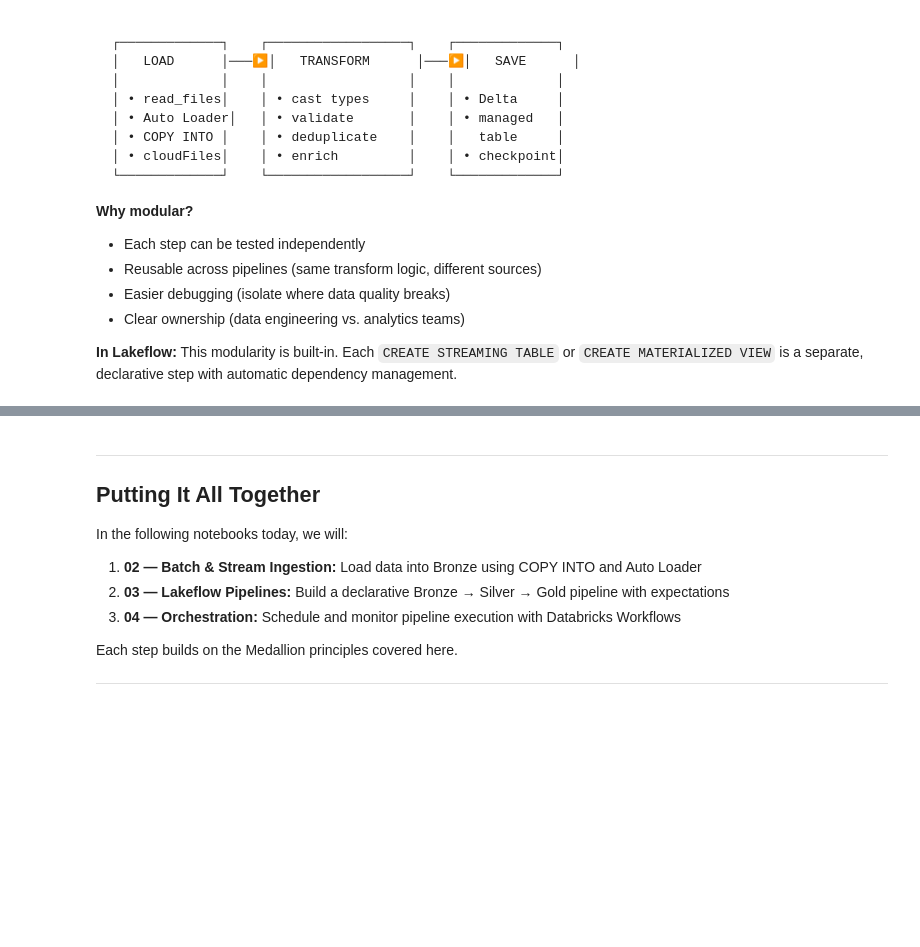
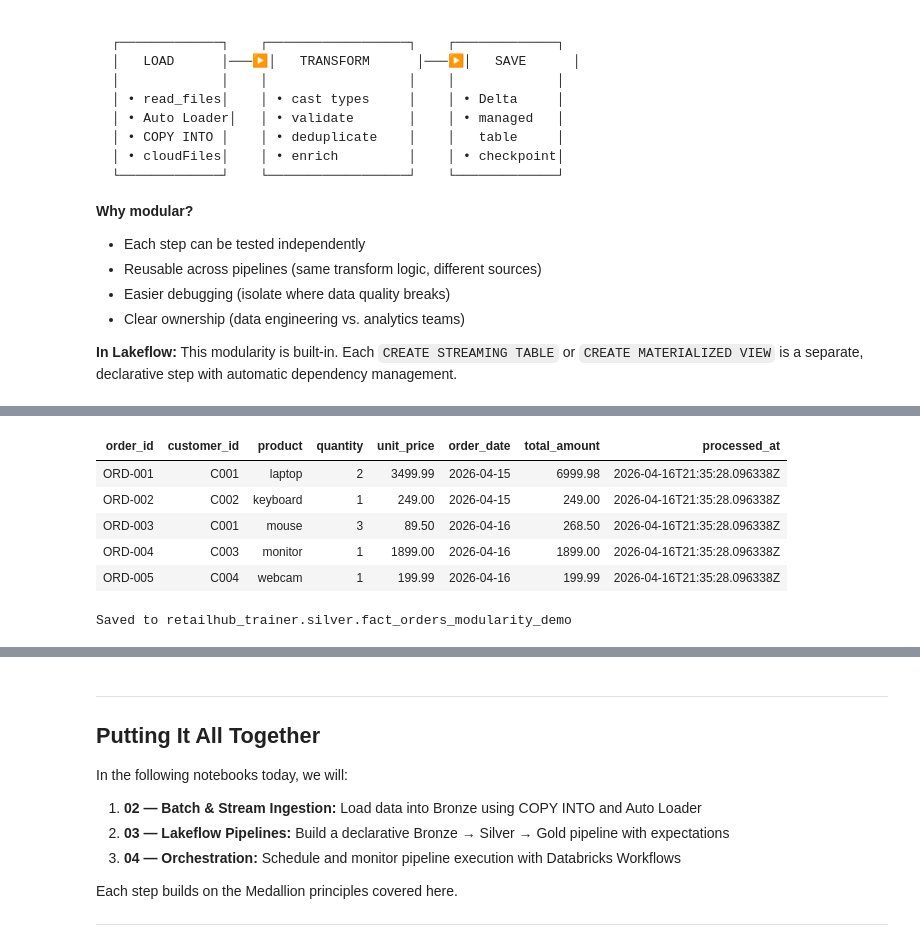
Before and after one commit to ditw-training/databricks-lakehouse-transformation, a Jupyter notebook: notebooks/Day1/Demo/01_medallion_architecture_demo.ipynb, the cells around one changed output, grey strips where cells are left out. Saved outputs shown, nothing was run; the diff lists cells and outputs as text; code cells hidden in the pictures; blank space fills up the shorter version.

```diff
--- a/notebooks/Day1/Demo/01_medallion_architecture_demo.ipynb
+++ b/notebooks/Day1/Demo/01_medallion_architecture_demo.ipynb
@@ -393,0 +525,26 @@ FROM STREAM read_files('${source_path}/orders/', format => 'json');
+# %%
+from pyspark.sql import DataFrame, functions as F
+
+
+def load_raw_orders() -> DataFrame:
+    """LOAD: Read raw data from source — no transformations."""
+    return spark.sql("""
+        SELECT * FROM VALUES
+            ('ORD-001', 'C001', 'laptop',     2, 3499.99, '2026-04-15'),
+            ('ORD-002', 'C002', 'keyboard',   1,  249.00, '2026-04-15'),
+            ('ORD-003', 'C001', 'mouse',      3,   89.50, '2026-04-16'),
+            ('ORD-004', 'C003', 'monitor',    1, 1899.00, '2026-04-16'),
+            ('ORD-005', 'C004', 'webcam',     1,  199.99, '2026-04-16'),
+            ('ORD-006', NULL,   'headphones', 1,  599.00, '2026-04-16')
+        AS t(order_id, customer_id, product, quantity, unit_price, order_date)
+    """)
+# %%
+def transform_orders(df: DataFrame) -> DataFrame:
+    """TRANSFORM: Cast types, validate quality, compute business metrics."""
+    return (df
+        .withColumn("order_date", F.to_date("order_date"))
+        .withColumn("unit_price", F.col("unit_price").cast("decimal(10,2)"))
+        .withColumn("total_amount", F.col("quantity") * F.col("unit_price"))
+        .filter(F.col("customer_id").isNotNull())            # quality gate
+        .withColumn("processed_at", F.current_timestamp())   # lineage metadata
+    )
@@ -393,0 +561,4 @@ FROM STREAM read_files('${source_path}/orders/', format => 'json');
+# %%
+ORDERS_TABLE = f"{CATALOG}.{SILVER_SCHEMA}.fact_orders_modularity_demo"
+
+raw_df = load_raw_orders()
@@ -393,0 +575,15 @@ FROM STREAM read_files('${source_path}/orders/', format => 'json');
+# %%
+clean_df = transform_orders(raw_df)
+# %%
+display(clean_df)
+# %% [output]
+| order_id | customer_id | product | quantity | unit_price | order_date | total_amount | processed_at |
+| ORD-001 | C001 | laptop | 2 | 3499.99 | 2026-04-15 | 6999.98 | 2026-04-16T21:35:28.096338Z |
+| ORD-002 | C002 | keyboard | 1 | 249.00 | 2026-04-15 | 249.00 | 2026-04-16T21:35:28.096338Z |
+| ORD-003 | C001 | mouse | 3 | 89.50 | 2026-04-16 | 268.50 | 2026-04-16T21:35:28.096338Z |
+| ORD-004 | C003 | monitor | 1 | 1899.00 | 2026-04-16 | 1899.00 | 2026-04-16T21:35:28.096338Z |
+| ORD-005 | C004 | webcam | 1 | 199.99 | 2026-04-16 | 199.99 | 2026-04-16T21:35:28.096338Z |
+# %%
+save_to_delta(clean_df, ORDERS_TABLE)
+# %% [output]
+Saved to retailhub_trainer.silver.fact_orders_modularity_demo
```
Also changed, not shown: parts of 24 cells of this notebook, 2 other files.
